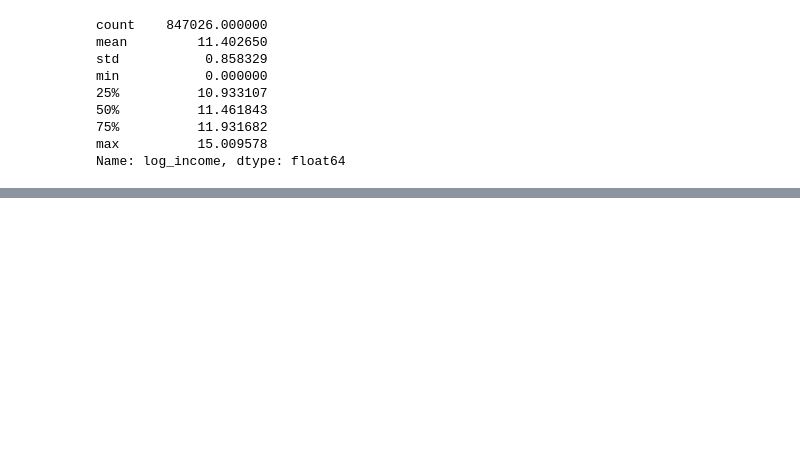
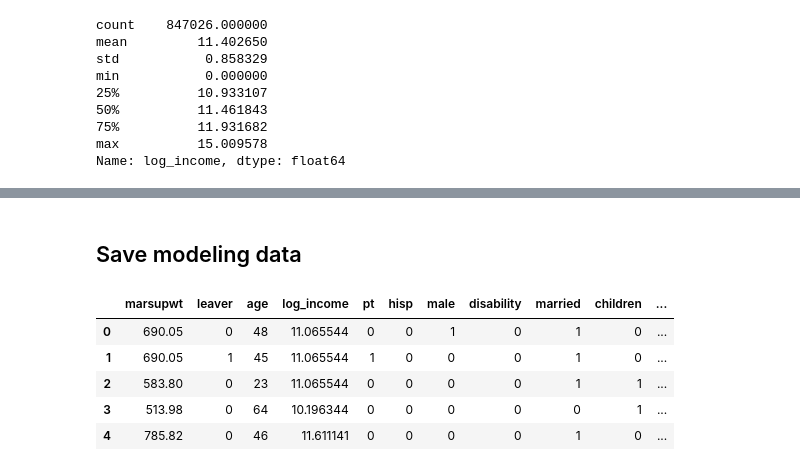
Before and after one commit to calhockemeyer/asec-separations-model, a Jupyter notebook: model.ipynb, the cells around one changed output, grey strips where cells are left out. Saved outputs shown, nothing was run; the diff lists cells and outputs as text; code cells hidden in the pictures; blank space fills up the shorter version.

```diff
--- a/model.ipynb
+++ b/model.ipynb
@@ -271,8 +278,8 @@ Name: count, dtype: int64
 # %%
 def get_disability_var(df):
     df = df.copy()
-    df['disability'] = 'no'
-    df.loc[df.prdisflg == 1, 'disability'] = 'yes'
+    df['disability'] = 0
+    df.loc[df.prdisflg == 1, 'disability'] = 1
 
     return df
 
@@ -285,0 +312,10 @@ Name: count, dtype: int64
+# %%
+def get_children_var(df):
+    df = df.copy()
+    df['children'] = 0
+    df.loc[df.frelu18 > 0, 'children'] = 1
+
+    return df
+
+asec = get_children_var(asec)
+asec.children.value_counts()
@@ -308,0 +356,10 @@ Name: log_income, dtype: float64
+# %%
+def get_leaver_var(df):
+    df = df.copy()
+    df['leaver'] = 0
+    df.loc[~df.pemlr.isin([1,2]), 'leaver'] = 1
+
+    return df
+
+asec = get_leaver_var(asec)
+asec.leaver.value_counts()
@@ -308,0 +392,8 @@ Name: log_income, dtype: float64
+# %%
+asec = asec.rename(columns={
+    'a_dtocc': 'occ',
+    'wemind': 'ind',
+    'a_age': 'age'
+})
+
+asec.columns
@@ -308,0 +408,18 @@ Name: log_income, dtype: float64
+# %% [markdown]
+## Save modeling data
+# %%
+model_data = asec[[
+    'marsupwt', 'leaver',  # weight and label
+    'age', 'log_income',  # continuous variables
+    'pt', 'hisp', 'male', 'disability', 'married', 'children',  # binary variables
+    'cow', 'race', 'citshp', 'edu', 'occ', 'ind' # categorical variables
+]].copy()
+
+model_data.head()
+# %% [output]
+|  | marsupwt | leaver | age | log_income | pt | hisp | male | disability | married | children | ... |
+| 0 | 690.05 | 0 | 48 | 11.065544 | 0 | 0 | 1 | 0 | 1 | 0 | ... |
+| 1 | 690.05 | 1 | 45 | 11.065544 | 1 | 0 | 0 | 0 | 1 | 0 | ... |
+| 2 | 583.80 | 0 | 23 | 11.065544 | 0 | 0 | 0 | 0 | 1 | 1 | ... |
+| 3 | 513.98 | 0 | 64 | 10.196344 | 0 | 0 | 0 | 0 | 0 | 1 | ... |
+| 4 | 785.82 | 0 | 46 | 11.611141 | 0 | 0 | 0 | 0 | 1 | 0 | ... |
```
Also changed, not shown: parts of 20 cells of this notebook.
